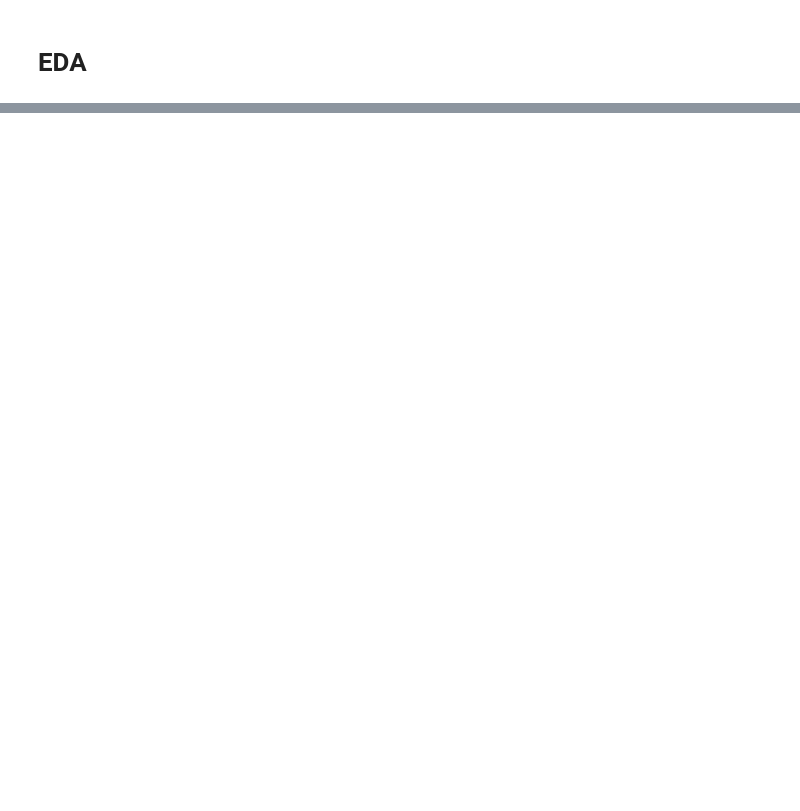
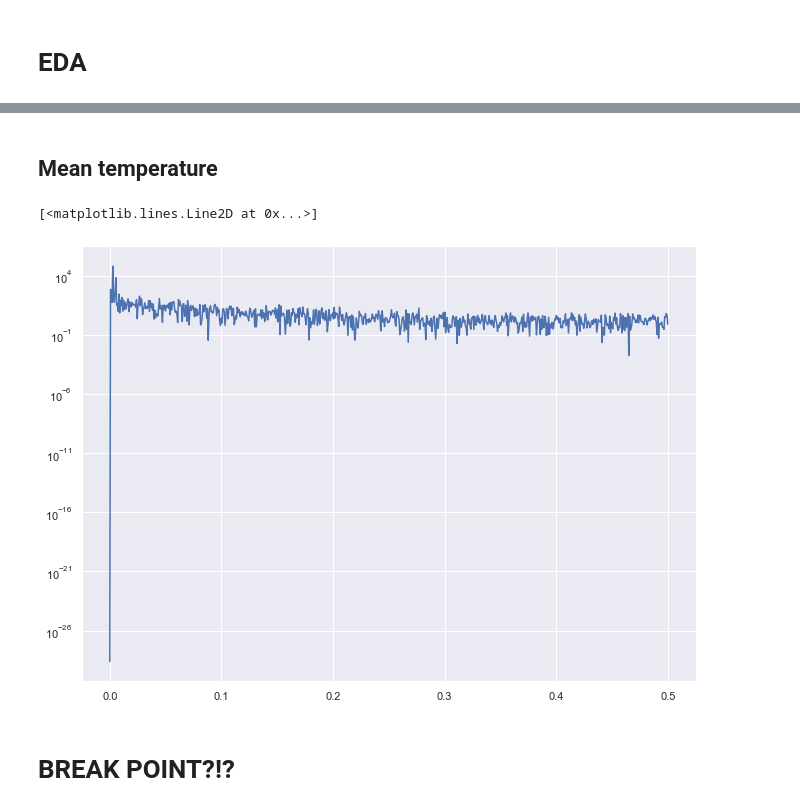
Before and after one commit to AndreasPalmgren/Weather-forecasting, a Jupyter notebook: EDA.ipynb, the cells around one changed output, grey strips where cells are left out. Cells and saved outputs as stored; diff of their text form; code cells hidden in the pictures; blank space fills up the shorter version.

```diff
--- a/EDA.ipynb
+++ b/EDA.ipynb
@@ -31,0 +52,12 @@ missing_dates = pd.date_range(start=train.date[0], end=train.date[len(train)-1])
+# %% [markdown]
+## Mean temperature
+# %%
+from scipy import signal
+
+f, Pxx_den = signal.periodogram(train.loc[:, "meantemp"])
+plt.semilogy(f, Pxx_den)
+# %% [output]
+[<matplotlib.lines.Line2D at 0x...>]
+[figure, added]
+# %% [markdown]
+# BREAK POINT?!?
```
Also changed, not shown: parts of 8 cells of this notebook, 1 other file.
